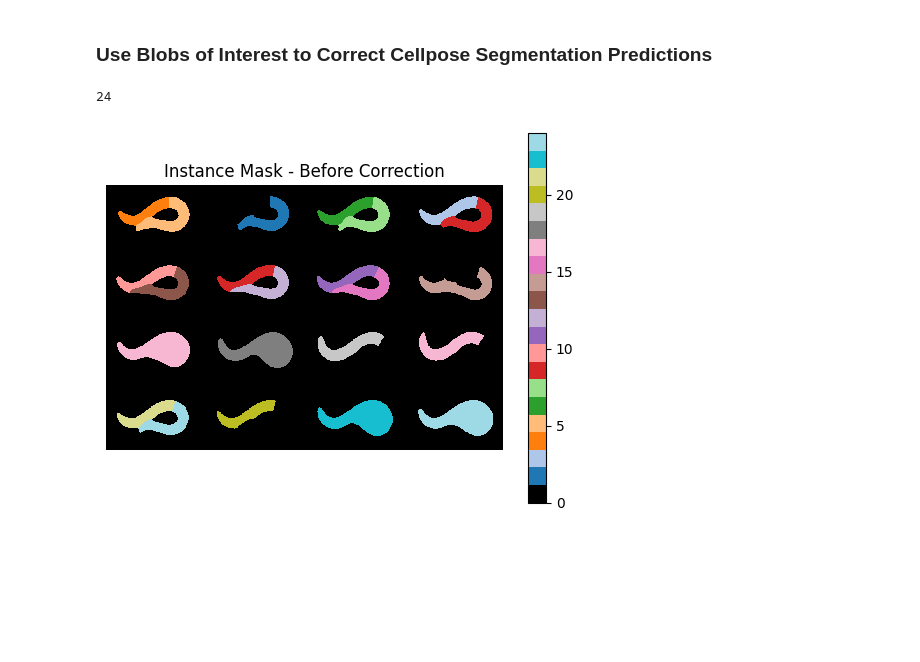
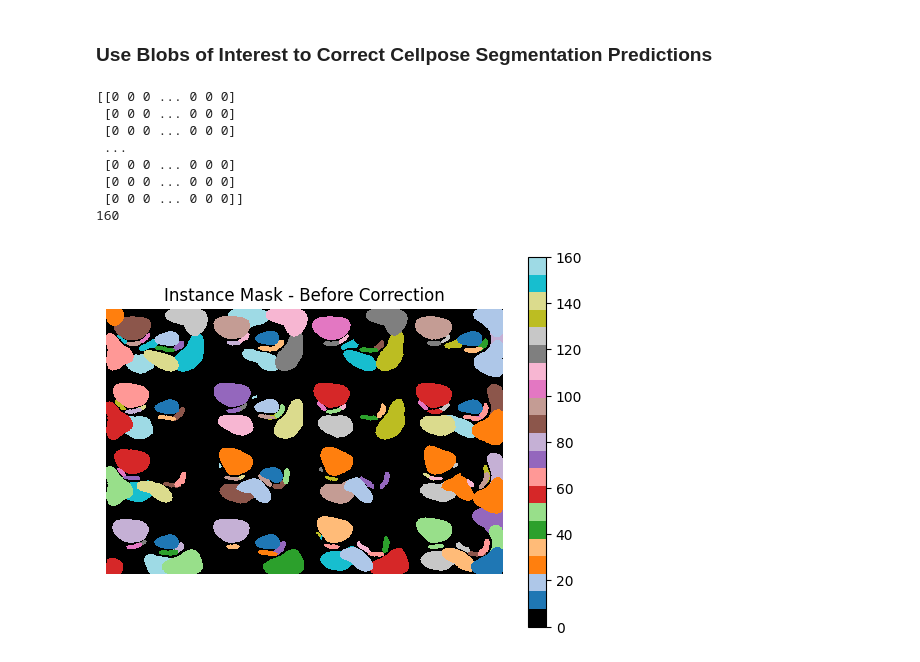
Before and after one commit to jkimdan/iteratedcellpose, a Jupyter notebook: CSCI3317_final_project/notebooks/stardist_prediction.ipynb, the cells around one changed output. Drawn from its saved outputs; the diff is of its cells as text; code cells hidden in the pictures; blank space fills up the shorter version.

```diff
--- a/CSCI3317_final_project/notebooks/stardist_prediction.ipynb
+++ b/CSCI3317_final_project/notebooks/stardist_prediction.ipynb
@@ -256,26 +254,50 @@ axarr[1].imshow(new_probs, cmap='gray')
 # %%
 from matplotlib.colors import ListedColormap
 from cellpose import models, io
+from csbdeep.utils import normalize
 
 # get prediction from fine-tuned model (use 'model_elegan' or 'cellpose_1714095580.9233449')
-model = models.CellposeModel(pretrained_model='cellpose_1714095580.9233449')
-mask_array, flows, styles = model.eval(np.array(image), diameter=109.2, channels=[0, 0])
+
+# this is the code used to evaluate the Cellpose and finetuned models
+# model = models.CellposeModel(pretrained_model='model_elegan')
+# model = models.Cellpose(model_type='cyto3')
+# mask_array, flows, styles, diams = model.eval(np.array(image), diameter=None, channels=[0, 0])
+
+# this code is for testing stardist
+image = Image.open(image_path)
+
+# Convert the image to grayscale
+grayscale_image = image.convert('L')
+
+# Convert the grayscale image to a NumPy array
+image_array = np.array(grayscale_image)
+mask_array, details = model_paper.predict_instances(normalize(image_array))
+print(labels)
+
+before_correction = np.copy(mask_array)
 
 # Now, the goal is to combine segmentations that fall under the same blob from above
 colors = list(plt.cm.tab20.colors)
 
 # Create a colormap with black for 0 and distinct colors for other instance IDs
 custom_cmap = ListedColormap(['black'] + colors)
 
 print(mask_array.max())
 plt.imshow(mask_array, cmap=custom_cmap)
 plt.colorbar()  # Add a colorbar to show the mapping of instance IDs to colors
 plt.title('Instance Mask - Before Correction')
 plt.axis('off')  # Turn off axis
 plt.show()
 # %% [output]
-24
+[[0 0 0 ... 0 0 0]
+ [0 0 0 ... 0 0 0]
+ [0 0 0 ... 0 0 0]
+ ...
+ [0 0 0 ... 0 0 0]
+ [0 0 0 ... 0 0 0]
+ [0 0 0 ... 0 0 0]]
+160
-[figure, old version]
+[figure, new version]
 # %%
 # get connected components
 labels, num_features = ndimage.label(new_probs)
```
Also changed, not shown: parts of 7 cells of this notebook.
